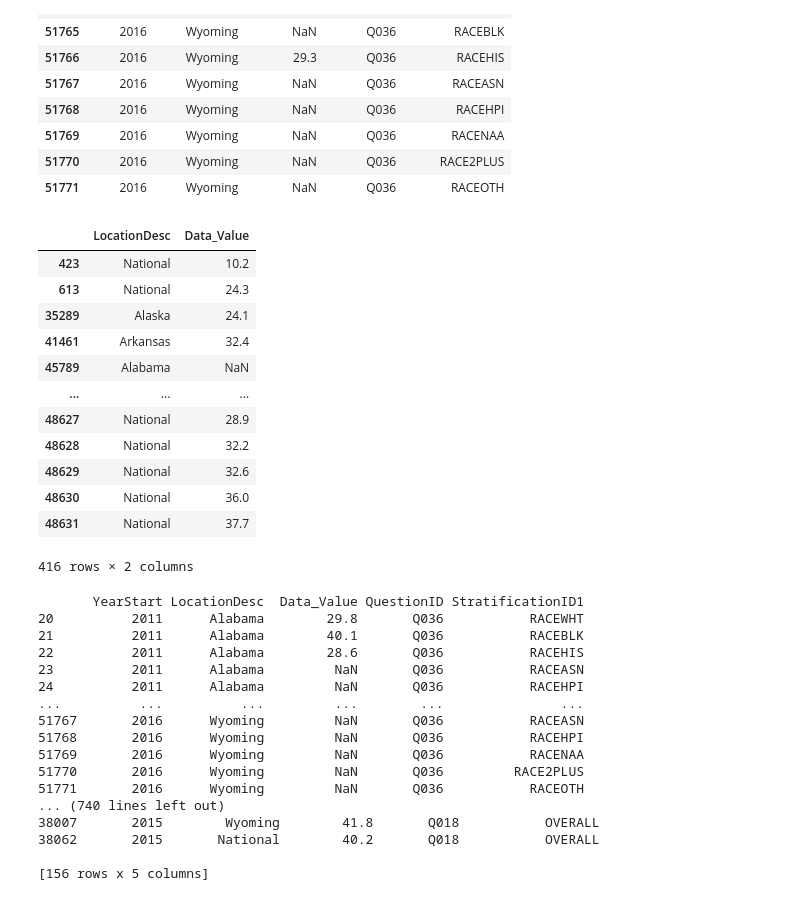
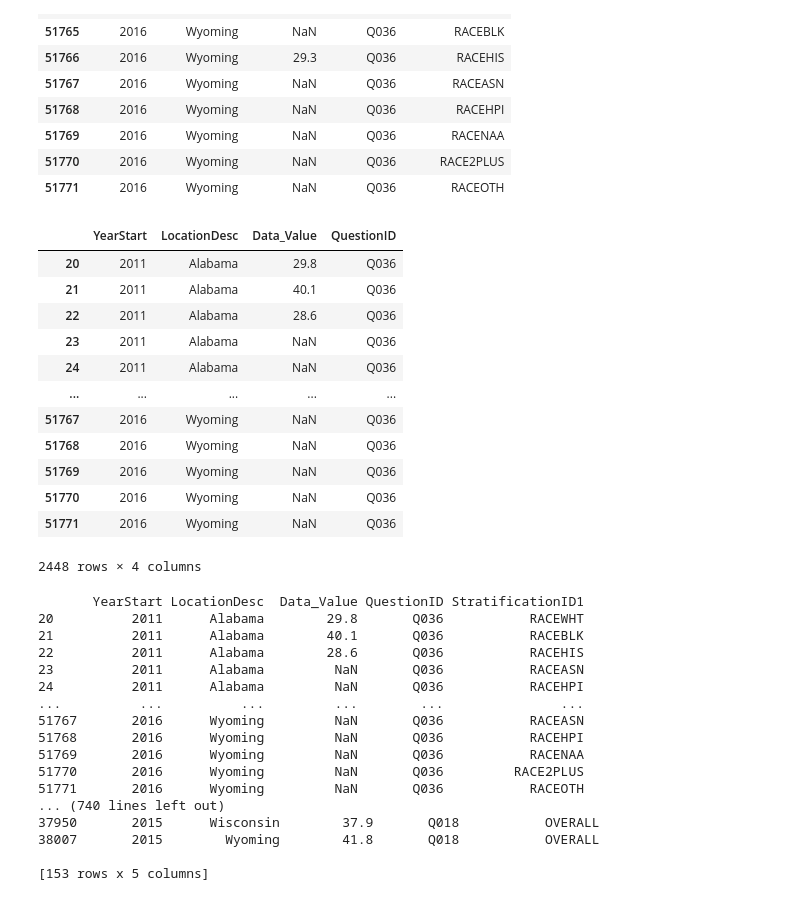
Before and after one commit to sbhewitt/Obesity-Group-Project, a Jupyter notebook: cdc-data-cleaning-sam.ipynb, the cells around one changed output. Drawn from its saved outputs; the diff is of its cells as text; code cells hidden in the pictures.

```diff
--- a/cdc-data-cleaning-sam.ipynb
+++ b/cdc-data-cleaning-sam.ipynb
@@ -91,7 +155,9 @@ question
 # %%
 # dropping columns
 df.drop(columns = ['YearEnd', 'Datasource', 'Class', 'Topic','Data_Value_Unit', 'Data_Value_Type', 'DataValueTypeID',
-                   'Question', 'Data_Value_Alt', 'Data_Value_Footnote_Symbol', 'Total', 'Age(years)', 'Gender', 'Income', 'Race/Ethnicity'],
+                   'Question', 'Data_Value_Alt', 'Data_Value_Footnote', 'Data_Value_Footnote_Symbol', 'Total', 'Age(years)',
+                   'Gender', 'Income', 'Race/Ethnicity', 'StratificationCategory1', 'Stratification1', 'Education',
+                   'LocationID', 'Low_Confidence_Limit', 'High_Confidence_Limit '],
         inplace = True)
 df
 # %% [output]
@@ -111,6 +177,6 @@ df
 # %%
 # dropping US territories, sorry Guam
-df.drop(df[df['LocationAbbr']  == 'GU'].index | df[df['LocationAbbr']  == 'PR'].index | df[df['LocationAbbr']  == 'VI'].index,
+df.drop(df[df['LocationAbbr'] == 'GU'].index | df[df['LocationAbbr']  == 'PR'].index | df[df['LocationAbbr']  == 'VI'].index | df[df['LocationAbbr']  == 'US'].index,
         inplace = True)
 # for some reason '|' operator works with warning, but 'or' doesn't
 df
@@ -156,24 +222,22 @@ strat_qid(strat_cat_list[0], qid_list[0]).tail(10)
 # %%
 overall_strat = df[df['StratificationCategoryId1'] == strat_cat_list[0]][['YearStart', 'LocationDesc','Data_Value', 'QuestionID']]
 # overall for % of adults aged 18+ who have obestiy
 question = overall_strat[overall_strat['QuestionID'] == 'Q036'][['YearStart', 'LocationDesc','Data_Value', 'QuestionID']]
 question
-x_all = question[question['YearStart'] == 2015][['LocationDesc','Data_Value']]
-x_all
 # %% [output]
-|  | LocationDesc | Data_Value |
-| 423 | National | 10.2 |
-| 613 | National | 24.3 |
-| 35289 | Alaska | 24.1 |
-| 41461 | Arkansas | 32.4 |
-| 45789 | Alabama | NaN |
-| ... | ... | ... |
-| 48627 | National | 28.9 |
-| 48628 | National | 32.2 |
-| 48629 | National | 32.6 |
-| 48630 | National | 36.0 |
-| 48631 | National | 37.7 |
+|  | YearStart | LocationDesc | Data_Value | QuestionID |
+| 20 | 2011 | Alabama | 29.8 | Q036 |
+| 21 | 2011 | Alabama | 40.1 | Q036 |
+| 22 | 2011 | Alabama | 28.6 | Q036 |
+| 23 | 2011 | Alabama | NaN | Q036 |
+| 24 | 2011 | Alabama | NaN | Q036 |
+| ... | ... | ... | ... | ... |
+| 51767 | 2016 | Wyoming | NaN | Q036 |
+| 51768 | 2016 | Wyoming | NaN | Q036 |
+| 51769 | 2016 | Wyoming | NaN | Q036 |
+| 51770 | 2016 | Wyoming | NaN | Q036 |
+| 51771 | 2016 | Wyoming | NaN | Q036 |
-416 rows × 2 columns
+2448 rows × 4 columns
 # %%
 # prints df with varying question id and stratification category parameters
 for qid in qid_list:
@@ -193,7 +257,7 @@ for qid in qid_list:
 51770       2016      Wyoming         NaN       Q036         RACE2PLUS
 51771       2016      Wyoming         NaN       Q036           RACEOTH
 ... (740 lines left out)
+37950       2015      Wisconsin        37.9       Q018           OVERALL
 38007       2015        Wyoming        41.8       Q018           OVERALL
-38062       2015       National        40.2       Q018           OVERALL
 
-[156 rows x 5 columns]
+[153 rows x 5 columns]
```
Also changed, not shown: parts of 33 cells of this notebook, 1 other file.
